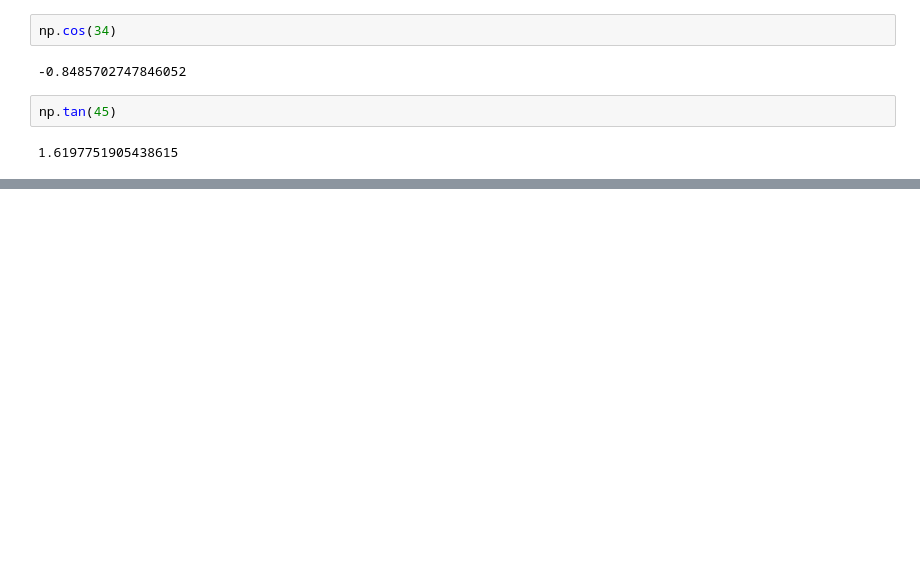
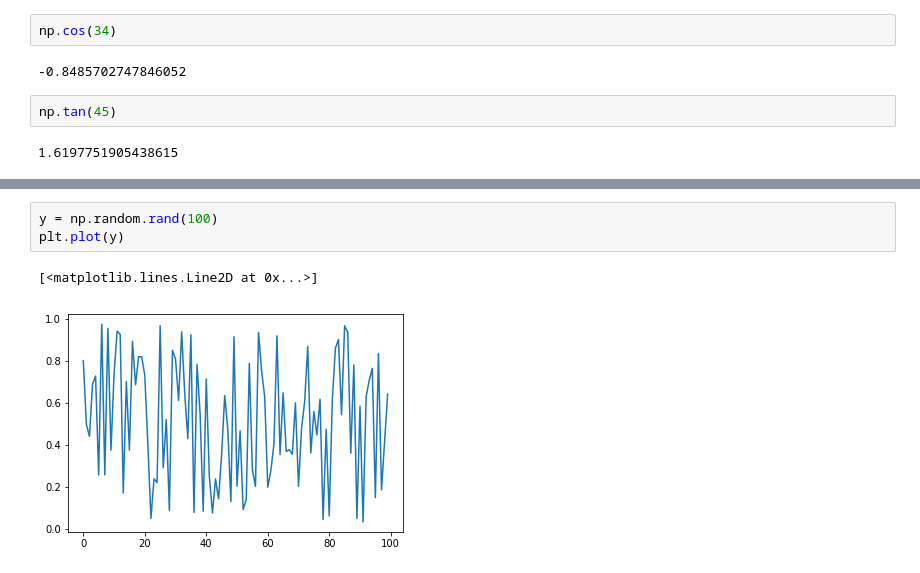
Before and after one commit to learningwithdg/datascience, a Jupyter notebook: Sessions/Session-1.ipynb, the cells around one changed output, grey strips where cells are left out. Cells and saved outputs as stored; diff of their text form; blank space fills up the shorter version.

```diff
--- a/Sessions/Session-1.ipynb
+++ b/Sessions/Session-1.ipynb
@@ -438,0 +351,6 @@ array([  1,   2,   6,  24, 120, 720])
+# %%
+y = np.random.rand(100)
+plt.plot(y)
+# %% [output]
+[<matplotlib.lines.Line2D at 0x...>]
+[figure, added]
```
Also changed, not shown: parts of 179 cells of this notebook, 12 other files.
